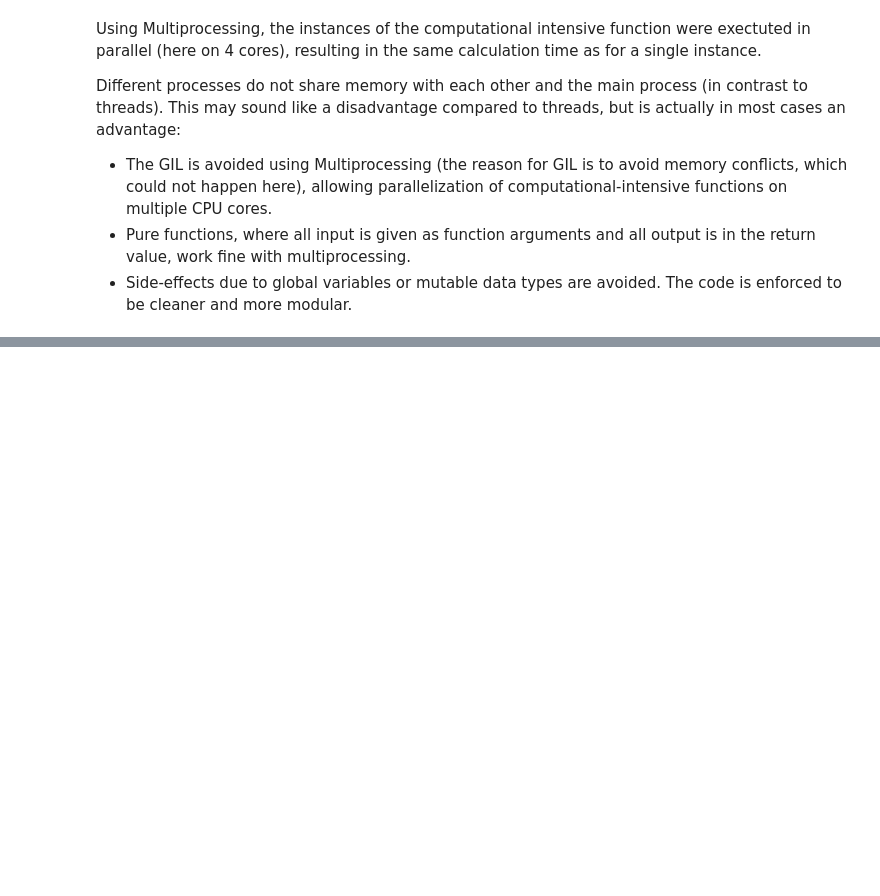
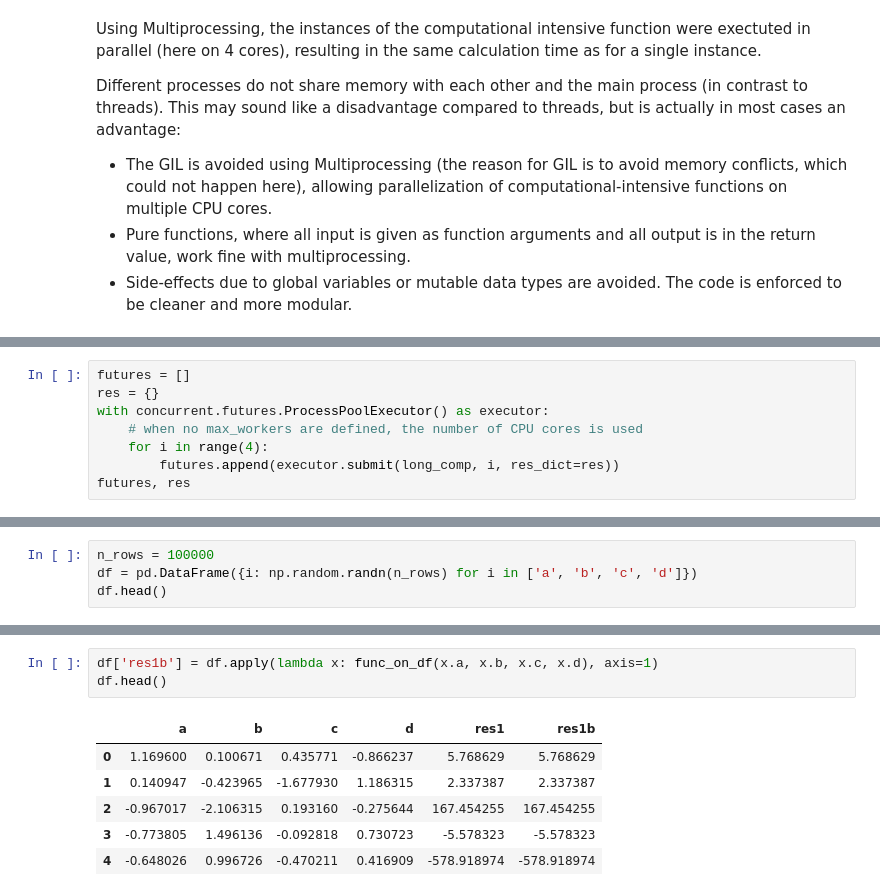
Before and after one commit to lungben/python_tutorial, a Jupyter notebook: parallel_computing.ipynb, the cells around one changed output, grey strips where cells are left out. Saved outputs shown, nothing was run; the diff lists cells and outputs as text; blank space fills up the shorter version.

```diff
--- a/parallel_computing.ipynb
+++ b/parallel_computing.ipynb
@@ -200,0 +249,8 @@ Different processes do not share memory with each other and the main process (in
+# %%
+futures = []
+res = {}
+with concurrent.futures.ProcessPoolExecutor() as executor:
+    # when no max_workers are defined, the number of CPU cores is used
+    for i in range(4):
+        futures.append(executor.submit(long_comp, i, res_dict=res))
+futures, res
@@ -208,0 +300,4 @@ https://medium.com/@bfortuner/python-multithreading-vs-multiprocessing-73072ce56
+# %%
+n_rows = 100000
+df = pd.DataFrame({i: np.random.randn(n_rows) for i in ['a', 'b', 'c', 'd']})
+df.head()
@@ -208,0 +328,10 @@ https://medium.com/@bfortuner/python-multithreading-vs-multiprocessing-73072ce56
+# %%
+df['res1b'] = df.apply(lambda x: func_on_df(x.a, x.b, x.c, x.d), axis=1)
+df.head()
+# %% [output]
+|  | a | b | c | d | res1 | res1b |
+| 0 | 1.169600 | 0.100671 | 0.435771 | -0.866237 | 5.768629 | 5.768629 |
+| 1 | 0.140947 | -0.423965 | -1.677930 | 1.186315 | 2.337387 | 2.337387 |
+| 2 | -0.967017 | -2.106315 | 0.193160 | -0.275644 | 167.454255 | 167.454255 |
+| 3 | -0.773805 | 1.496136 | -0.092818 | 0.730723 | -5.578323 | -5.578323 |
+| 4 | -0.648026 | 0.996726 | -0.470211 | 0.416909 | -578.918974 | -578.918974 |
```
Also changed, not shown: parts of 42 cells of this notebook.
